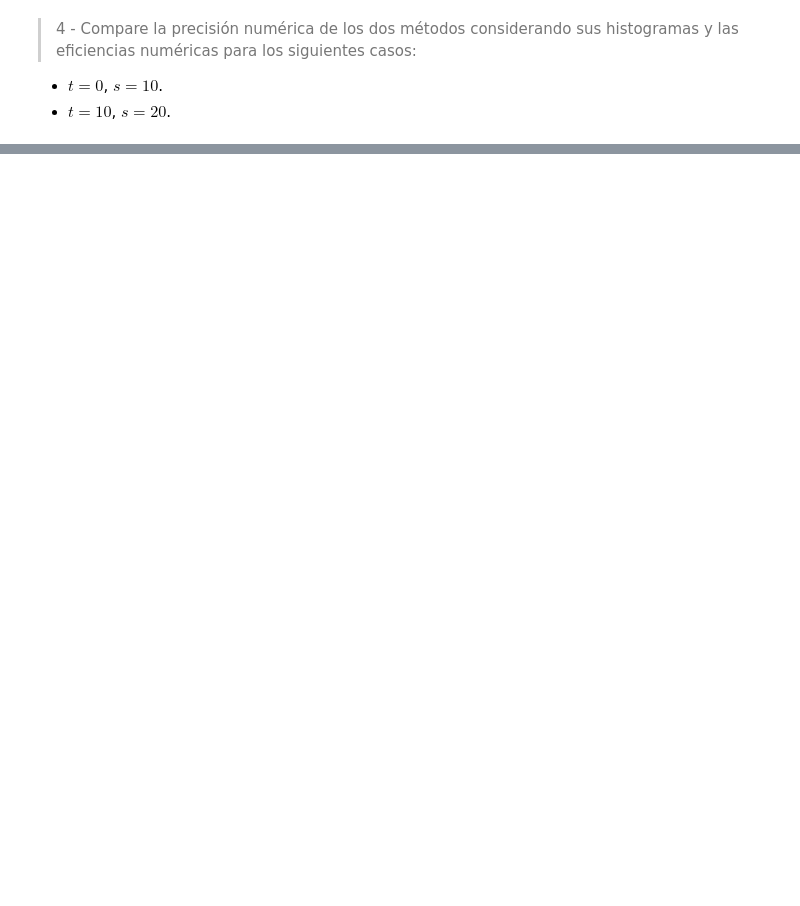
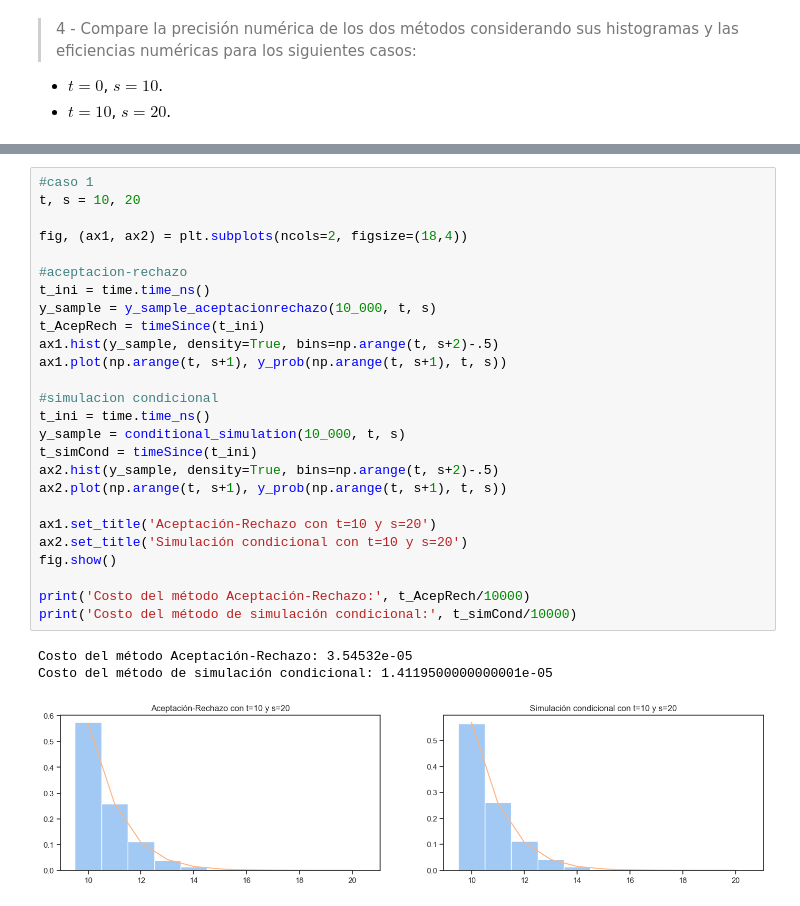
Before and after one commit to Miguel-Escobar/Sim-Estocastica, a Jupyter notebook: Lab 1/lab1.ipynb, the cells around one changed output, grey strips where cells are left out. Drawn from its saved outputs; the diff is of its cells as text; blank space fills up the shorter version.

```diff
--- a/Lab 1/lab1.ipynb
+++ b/Lab 1/lab1.ipynb
@@ -820,0 +829,30 @@ plt.plot(np.arange(t, s+1), y_prob(np.arange(t, s+1), t, s))
+# %%
+#caso 1
+t, s = 10, 20
+
+fig, (ax1, ax2) = plt.subplots(ncols=2, figsize=(18,4))
+
+#aceptacion-rechazo
+t_ini = time.time_ns()
+y_sample = y_sample_aceptacionrechazo(10_000, t, s)
+t_AcepRech = timeSince(t_ini)
+ax1.hist(y_sample, density=True, bins=np.arange(t, s+2)-.5)
+ax1.plot(np.arange(t, s+1), y_prob(np.arange(t, s+1), t, s))
+
+#simulacion condicional
+t_ini = time.time_ns()
+y_sample = conditional_simulation(10_000, t, s)
+t_simCond = timeSince(t_ini)
+ax2.hist(y_sample, density=True, bins=np.arange(t, s+2)-.5)
+ax2.plot(np.arange(t, s+1), y_prob(np.arange(t, s+1), t, s))
+
+ax1.set_title('Aceptación-Rechazo con t=10 y s=20')
+ax2.set_title('Simulación condicional con t=10 y s=20')
+fig.show()
+
+print('Costo del método Aceptación-Rechazo:', t_AcepRech/10000)
+print('Costo del método de simulación condicional:', t_simCond/10000)
+# %% [output]
+Costo del método Aceptación-Rechazo: 3.54532e-05
+Costo del método de simulación condicional: 1.4119500000000001e-05
+[figure, added]
```
Also changed, not shown: parts of 22 cells of this notebook.
